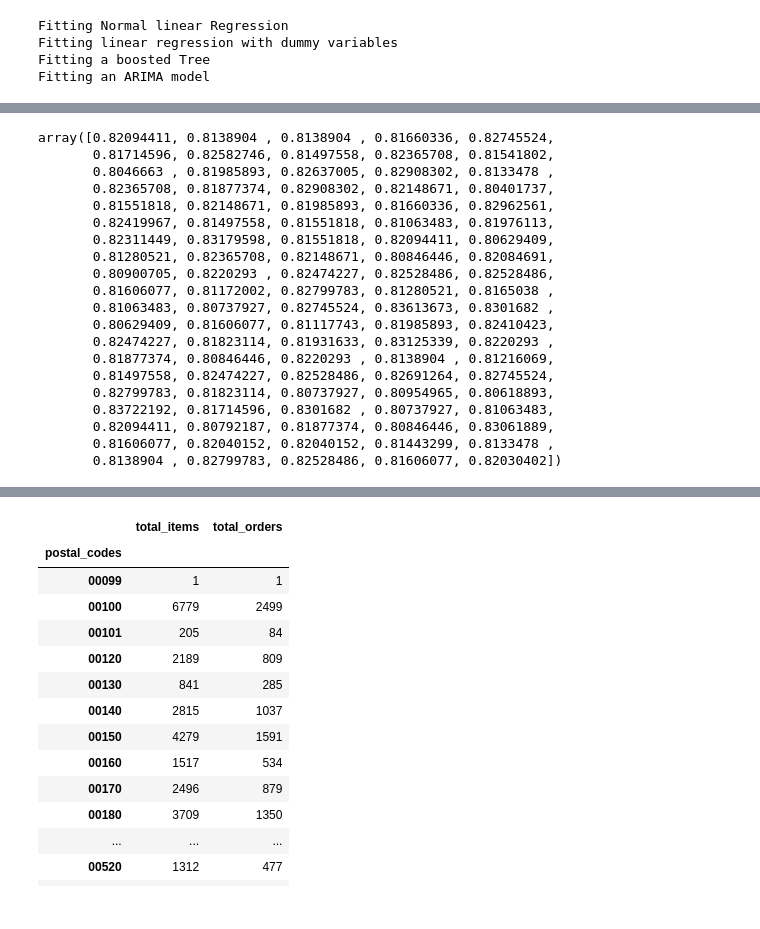
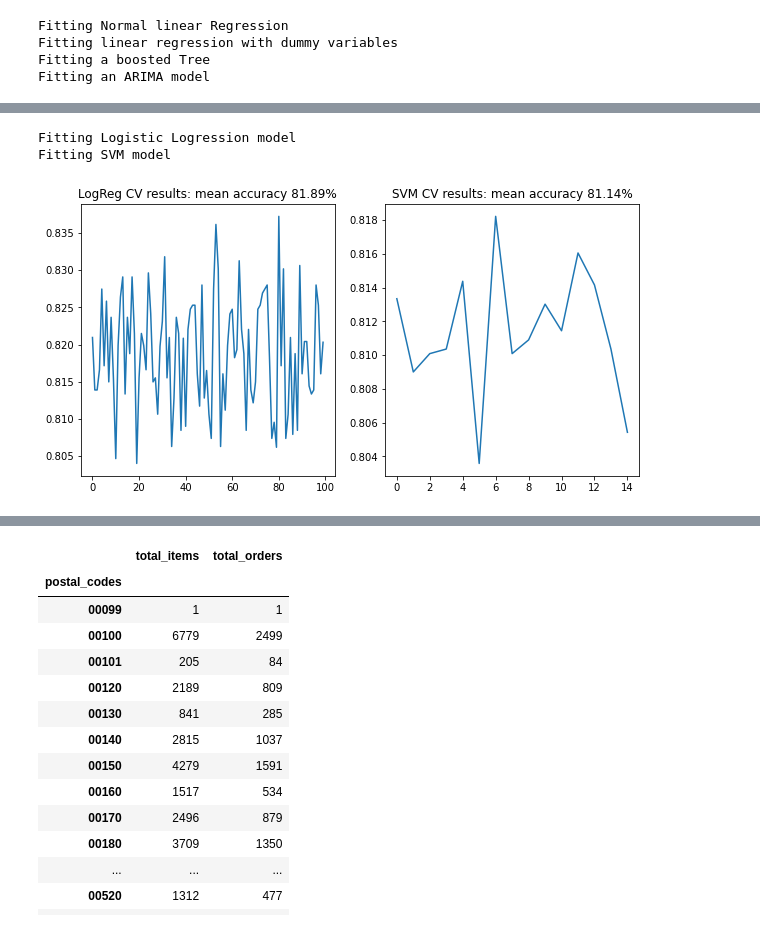
Before and after one commit to dmuiruri/woltorders, a Jupyter notebook: WoltProject.ipynb, the cells around one changed output, grey strips where cells are left out. Cells and saved outputs as stored; diff of their text form; code cells hidden in the pictures.

```diff
--- a/WoltProject.ipynb
+++ b/WoltProject.ipynb
@@ -623,28 +720,0 @@ Fitting Logistic Logression model
-# %%
-print('Fitting SVM model')
-acc_scores_svm = cross_val_score(svm_cl, X_cl, Y_cl, scoring='accuracy', cv=rcv, n_jobs=-1)
-# %% [output]
-array([0.82094411, 0.8138904 , 0.8138904 , 0.81660336, 0.82745524,
-       0.81714596, 0.82582746, 0.81497558, 0.82365708, 0.81541802,
-       0.8046663 , 0.81985893, 0.82637005, 0.82908302, 0.8133478 ,
-       0.82365708, 0.81877374, 0.82908302, 0.82148671, 0.80401737,
-       0.81551818, 0.82148671, 0.81985893, 0.81660336, 0.82962561,
-       0.82419967, 0.81497558, 0.81551818, 0.81063483, 0.81976113,
-       0.82311449, 0.83179598, 0.81551818, 0.82094411, 0.80629409,
-       0.81280521, 0.82365708, 0.82148671, 0.80846446, 0.82084691,
-       0.80900705, 0.8220293 , 0.82474227, 0.82528486, 0.82528486,
-       0.81606077, 0.81172002, 0.82799783, 0.81280521, 0.8165038 ,
-       0.81063483, 0.80737927, 0.82745524, 0.83613673, 0.8301682 ,
-       0.80629409, 0.81606077, 0.81117743, 0.81985893, 0.82410423,
-       0.82474227, 0.81823114, 0.81931633, 0.83125339, 0.8220293 ,
-       0.81877374, 0.80846446, 0.8220293 , 0.8138904 , 0.81216069,
-       0.81497558, 0.82474227, 0.82528486, 0.82691264, 0.82745524,
-       0.82799783, 0.81823114, 0.80737927, 0.80954965, 0.80618893,
-       0.83722192, 0.81714596, 0.8301682 , 0.80737927, 0.81063483,
-       0.82094411, 0.80792187, 0.81877374, 0.80846446, 0.83061889,
-       0.81606077, 0.82040152, 0.82040152, 0.81443299, 0.8133478 ,
-       0.8138904 , 0.82799783, 0.82528486, 0.81606077, 0.82030402])
-# %%
-# Create user and venue coordinates for easy querying
-data['user_coordinates'] = data[['USER_LAT', 'USER_LONG']].apply(lambda x: (x[0], x[1]), axis=1)
-data['venue_coordinates'] = data[['VENUE_LAT', 'VENUE_LONG']].apply(lambda x: (x[0], x[1]), axis=1)
@@ -667,0 +729,24 @@ resdf['postal_codes'] = resdf['street_address'].map(process_address_str)
+# %%
+rcv = RepeatedStratifiedKFold(n_splits=10, n_repeats=10, random_state=1)
+lr_cl = LogisticRegression()
+svm_cl = svm.SVC(probability=True)
+
+fig, ax = plt.subplots(1, 2, figsize=(10, 5))
+
+print('Fitting Logistic Logression model')
+acc_scores_logR = cross_val_score(lr_cl, X_cl, Y_cl, scoring='accuracy', cv=rcv, n_jobs=-1)
+ax[0].plot(acc_scores_logR, label='CV')
+_=ax[0].set_title('LogReg CV results: mean accuracy {:.2%}'.format(np.mean(acc_scores_logR)))
+
+# Reduce the repetitions and splits for performance
+print('Fitting SVM model')
+svm_rcv = RepeatedStratifiedKFold(n_splits=5, n_repeats=3, random_state=1)
+acc_scores_svm = cross_val_score(svm_cl, X_cl, Y_cl, scoring='accuracy', cv=svm_rcv, n_jobs=-1)
+ax[1].plot(acc_scores_svm, label='CV')
+_=ax[1].set_title('SVM CV results: mean accuracy {:.2%}'.format(np.mean(acc_scores_svm)))
+
+fig.tight_layout()
+# %% [output]
+Fitting Logistic Logression model
+Fitting SVM model
+[figure, added]
```
Also changed, not shown: parts of 67 cells of this notebook, 2 other files.
